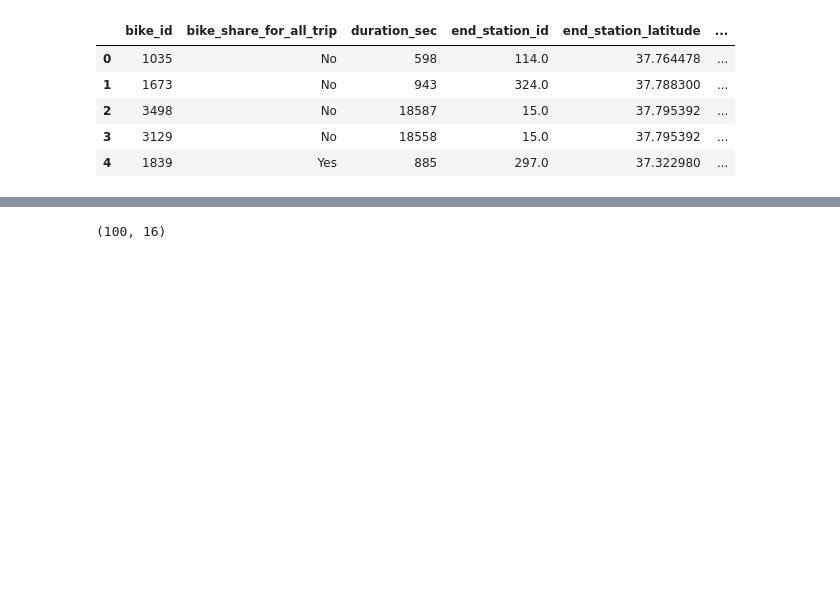
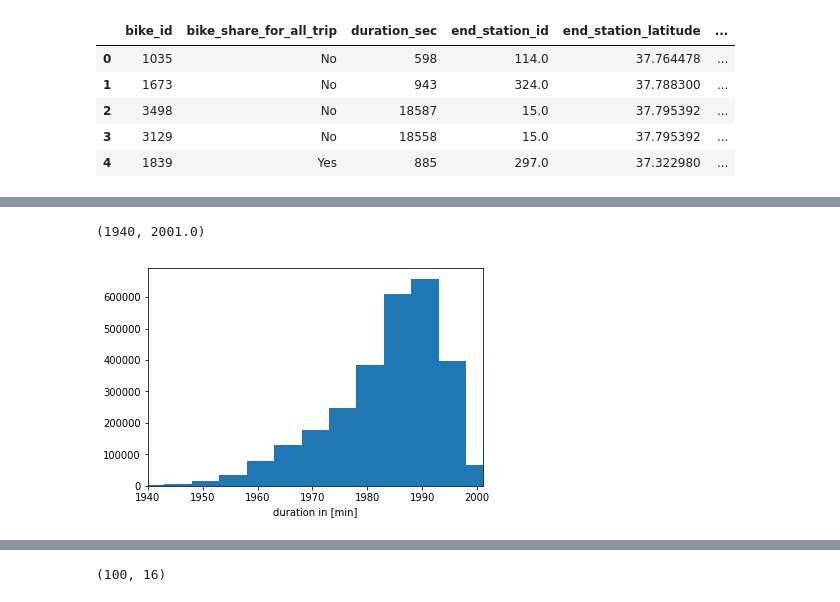
Before and after one commit to resa89/DataAnalystND, a Jupyter notebook: 07_CommunicatingDataFindings/wrangle_act.ipynb, the cells around one changed output, grey strips where cells are left out. Drawn from its saved outputs; the diff is of its cells as text; code cells hidden in the pictures; blank space fills up the shorter version.

```diff
--- a/07_CommunicatingDataFindings/wrangle_act.ipynb
+++ b/07_CommunicatingDataFindings/wrangle_act.ipynb
@@ -53,0 +193,8 @@ Name: end_station_longitude, dtype: float64
+# %%
+bins = np.arange(df['member_birth_year'].min(), df['member_birth_year'].max()+5, 5)
+plt.hist(df['member_birth_year'], bins = bins)
+plt.xlabel('duration in [min]')
+plt.xlim(1940, df['member_birth_year'].max()) # could also be called as plt.xlim((0, 35));
+# %% [output]
+(1940, 2001.0)
+[figure, added]
```
Also changed, not shown: parts of 67 cells of this notebook.
